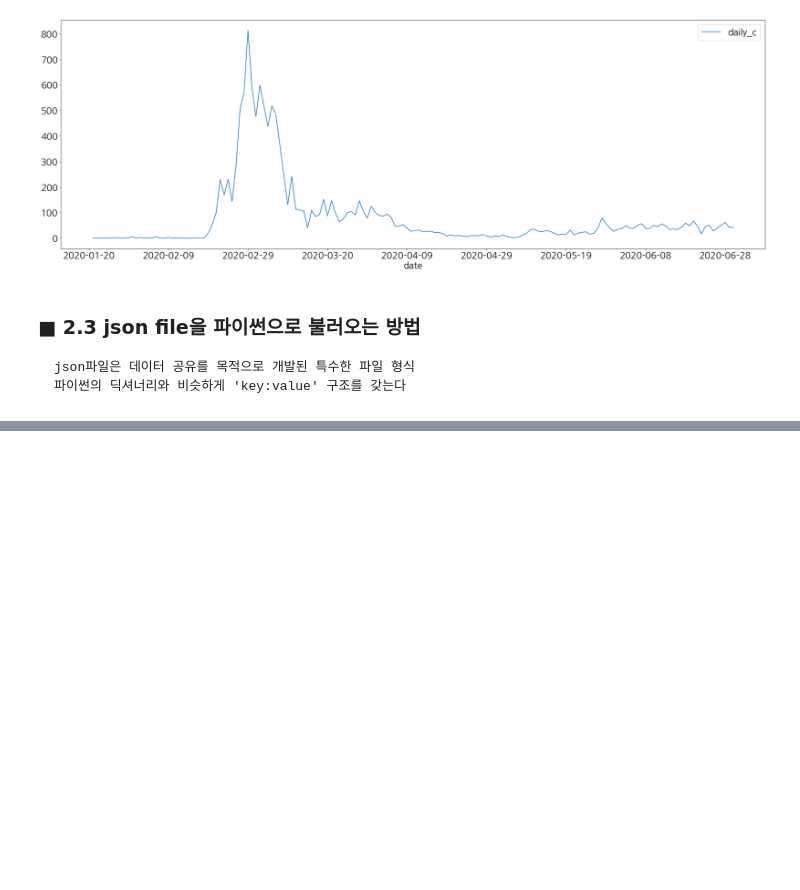
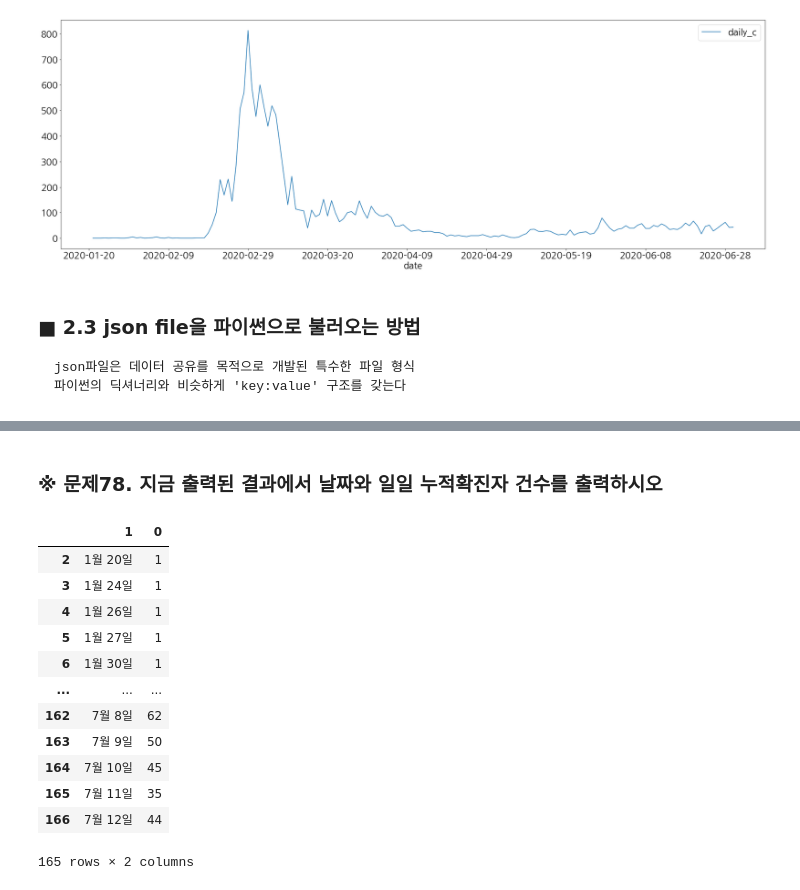
Before and after one commit to Adrian123K/pandas_ml, a Jupyter notebook: 03-1. Pandas DA (200713).ipynb, the cells around one changed output, grey strips where cells are left out. Cells and saved outputs as stored; diff of their text form; code cells hidden in the pictures; blank space fills up the shorter version.

```diff
--- a/03-1. Pandas DA (200713).ipynb
+++ b/03-1. Pandas DA (200713).ipynb
@@ -304,0 +399,26 @@ ValueError: Expected object or value
+# %% [markdown]
+### ※ 문제78. 지금 출력된 결과에서 날짜와 일일 누적확진자 건수를 출력하시오
+# %%
+import pandas as pd
+url = 'sample2.html'
+tables = pd.read_html(url)
+date = pd.Series(tables[5][1])
+rs = pd.Series(tables[5][2])
+rs_sep = rs.str.partition(sep='+')
+rss = rs_sep[2].str.partition(')')
+confirmed = rss[0]
+res = pd.concat([date[2:167],confirmed[2:167]],axis=1)
+# %% [output]
+|  | 1 | 0 |
+| 2 | 1월 20일 | 1 |
+| 3 | 1월 24일 | 1 |
+| 4 | 1월 26일 | 1 |
+| 5 | 1월 27일 | 1 |
+| 6 | 1월 30일 | 1 |
+| ... | ... | ... |
+| 162 | 7월 8일 | 62 |
+| 163 | 7월 9일 | 50 |
+| 164 | 7월 10일 | 45 |
+| 165 | 7월 11일 | 35 |
+| 166 | 7월 12일 | 44 |
+165 rows × 2 columns
```
Also changed, not shown: parts of 13 cells of this notebook, 36 other files.
